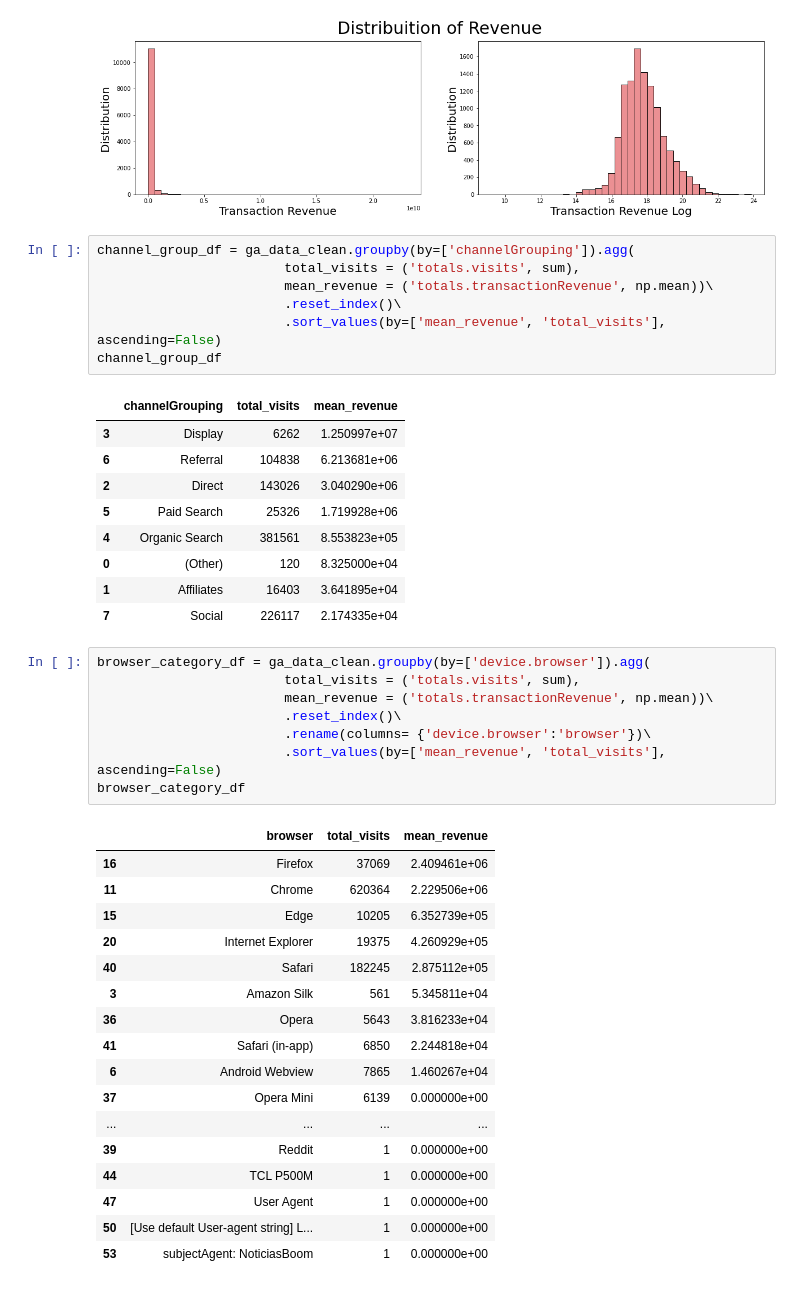
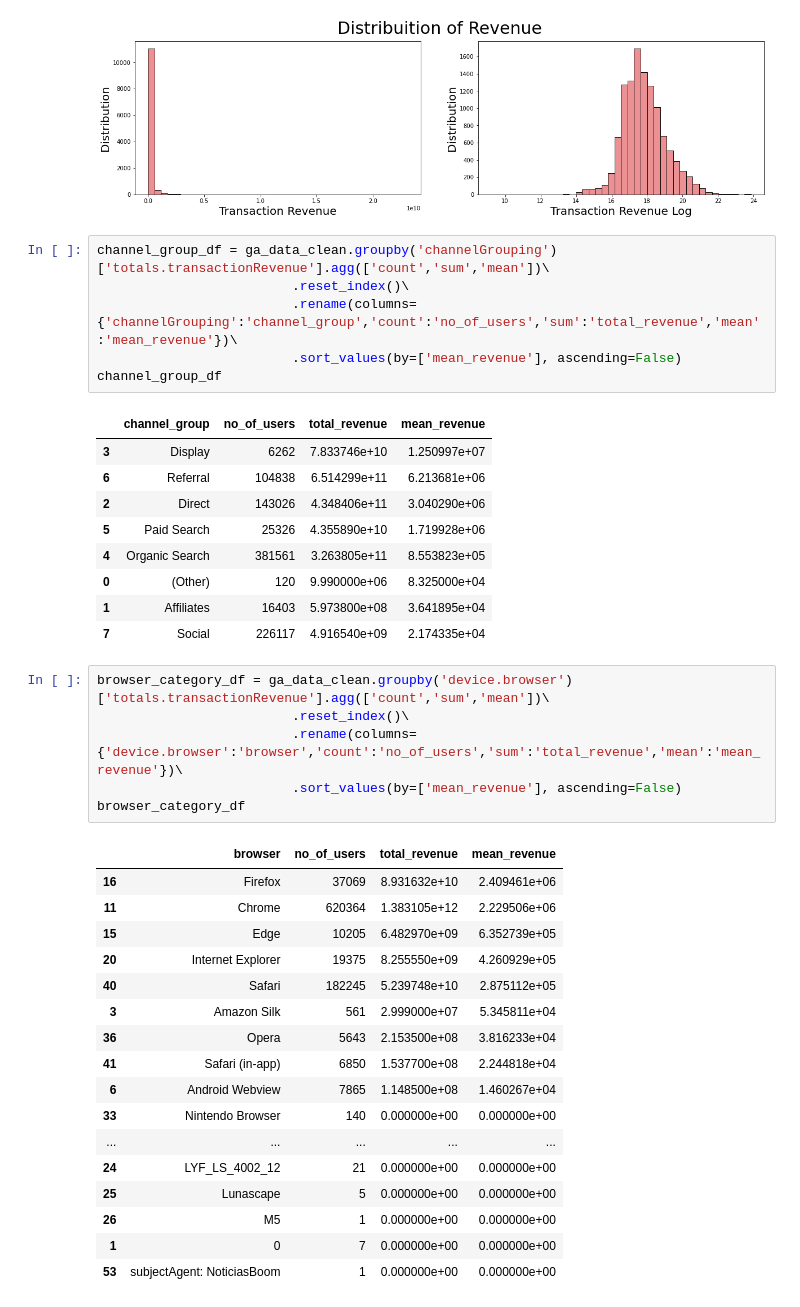
Before and after one commit to sherintm/GA-customer-revenue-analysis, a Jupyter notebook: GACustomerRevenueAnalysis.ipynb, the cells around one changed output. Drawn from its saved outputs; the diff is of its cells as text.

Commit message:
Added dataframes for each analysis

```diff
--- a/GACustomerRevenueAnalysis.ipynb
+++ b/GACustomerRevenueAnalysis.ipynb
@@ -423,46 +423,43 @@ plt.savefig("NaturalRevenueDistribution.png")
 # %% [output]
 [figure]
 # %%
-channel_group_df = ga_data_clean.groupby(by=['channelGrouping']).agg(
-                        total_visits = ('totals.visits', sum),
-                        mean_revenue = ('totals.transactionRevenue', np.mean))\
-                        .reset_index()\
-                        .sort_values(by=['mean_revenue', 'total_visits'], ascending=False)
+channel_group_df = ga_data_clean.groupby('channelGrouping')['totals.transactionRevenue'].agg(['count','sum','mean'])\
+                         .reset_index()\
+                         .rename(columns= {'channelGrouping':'channel_group','count':'no_of_users','sum':'total_revenue','mean':'mean_revenue'})\
+                         .sort_values(by=['mean_revenue'], ascending=False)
 channel_group_df
 # %% [output]
-|  | channelGrouping | total_visits | mean_revenue |
-| 3 | Display | 6262 | 1.250997e+07 |
-| 6 | Referral | 104838 | 6.213681e+06 |
-| 2 | Direct | 143026 | 3.040290e+06 |
-| 5 | Paid Search | 25326 | 1.719928e+06 |
-| 4 | Organic Search | 381561 | 8.553823e+05 |
-| 0 | (Other) | 120 | 8.325000e+04 |
-| 1 | Affiliates | 16403 | 3.641895e+04 |
-| 7 | Social | 226117 | 2.174335e+04 |
+|  | channel_group | no_of_users | total_revenue | mean_revenue |
+| 3 | Display | 6262 | 7.833746e+10 | 1.250997e+07 |
+| 6 | Referral | 104838 | 6.514299e+11 | 6.213681e+06 |
+| 2 | Direct | 143026 | 4.348406e+11 | 3.040290e+06 |
+| 5 | Paid Search | 25326 | 4.355890e+10 | 1.719928e+06 |
+| 4 | Organic Search | 381561 | 3.263805e+11 | 8.553823e+05 |
+| 0 | (Other) | 120 | 9.990000e+06 | 8.325000e+04 |
+| 1 | Affiliates | 16403 | 5.973800e+08 | 3.641895e+04 |
+| 7 | Social | 226117 | 4.916540e+09 | 2.174335e+04 |
 # %%
-browser_category_df = ga_data_clean.groupby(by=['device.browser']).agg(
-                        total_visits = ('totals.visits', sum),
-                        mean_revenue = ('totals.transactionRevenue', np.mean))\
-                        .reset_index()\
-                        .rename(columns= {'device.browser':'browser'})\
-                        .sort_values(by=['mean_revenue', 'total_visits'], ascending=False)
+browser_category_df = ga_data_clean.groupby('device.browser')['totals.transactionRevenue'].agg(['count','sum','mean'])\
+                         .reset_index()\
+                         .rename(columns= {'device.browser':'browser','count':'no_of_users','sum':'total_revenue','mean':'mean_revenue'})\
+                         .sort_values(by=['mean_revenue'], ascending=False)
 browser_category_df
 # %% [output]
-|  | browser | total_visits | mean_revenue |
-| 16 | Firefox | 37069 | 2.409461e+06 |
-| 11 | Chrome | 620364 | 2.229506e+06 |
-| 15 | Edge | 10205 | 6.352739e+05 |
-| 20 | Internet Explorer | 19375 | 4.260929e+05 |
-| 40 | Safari | 182245 | 2.875112e+05 |
-| 3 | Amazon Silk | 561 | 5.345811e+04 |
-| 36 | Opera | 5643 | 3.816233e+04 |
-| 41 | Safari (in-app) | 6850 | 2.244818e+04 |
-| 6 | Android Webview | 7865 | 1.460267e+04 |
-| 37 | Opera Mini | 6139 | 0.000000e+00 |
-| ... | ... | ... | ... |
-| 39 | Reddit | 1 | 0.000000e+00 |
-| 44 | TCL P500M | 1 | 0.000000e+00 |
-| 47 | User Agent | 1 | 0.000000e+00 |
-| 50 | [Use default User-agent string] L... | 1 | 0.000000e+00 |
-| 53 | subjectAgent: NoticiasBoom | 1 | 0.000000e+00 |
+|  | browser | no_of_users | total_revenue | mean_revenue |
+| 16 | Firefox | 37069 | 8.931632e+10 | 2.409461e+06 |
+| 11 | Chrome | 620364 | 1.383105e+12 | 2.229506e+06 |
+| 15 | Edge | 10205 | 6.482970e+09 | 6.352739e+05 |
+| 20 | Internet Explorer | 19375 | 8.255550e+09 | 4.260929e+05 |
+| 40 | Safari | 182245 | 5.239748e+10 | 2.875112e+05 |
+| 3 | Amazon Silk | 561 | 2.999000e+07 | 5.345811e+04 |
+| 36 | Opera | 5643 | 2.153500e+08 | 3.816233e+04 |
+| 41 | Safari (in-app) | 6850 | 1.537700e+08 | 2.244818e+04 |
+| 6 | Android Webview | 7865 | 1.148500e+08 | 1.460267e+04 |
+| 33 | Nintendo Browser | 140 | 0.000000e+00 | 0.000000e+00 |
+| ... | ... | ... | ... | ... |
+| 24 | LYF_LS_4002_12 | 21 | 0.000000e+00 | 0.000000e+00 |
+| 25 | Lunascape | 5 | 0.000000e+00 | 0.000000e+00 |
+| 26 | M5 | 1 | 0.000000e+00 | 0.000000e+00 |
+| 1 | 0 | 7 | 0.000000e+00 | 0.000000e+00 |
+| 53 | subjectAgent: NoticiasBoom | 1 | 0.000000e+00 | 0.000000e+00 |
 # %%
```
Also changed, not shown: parts of 12 cells of this notebook, 1 other file.
